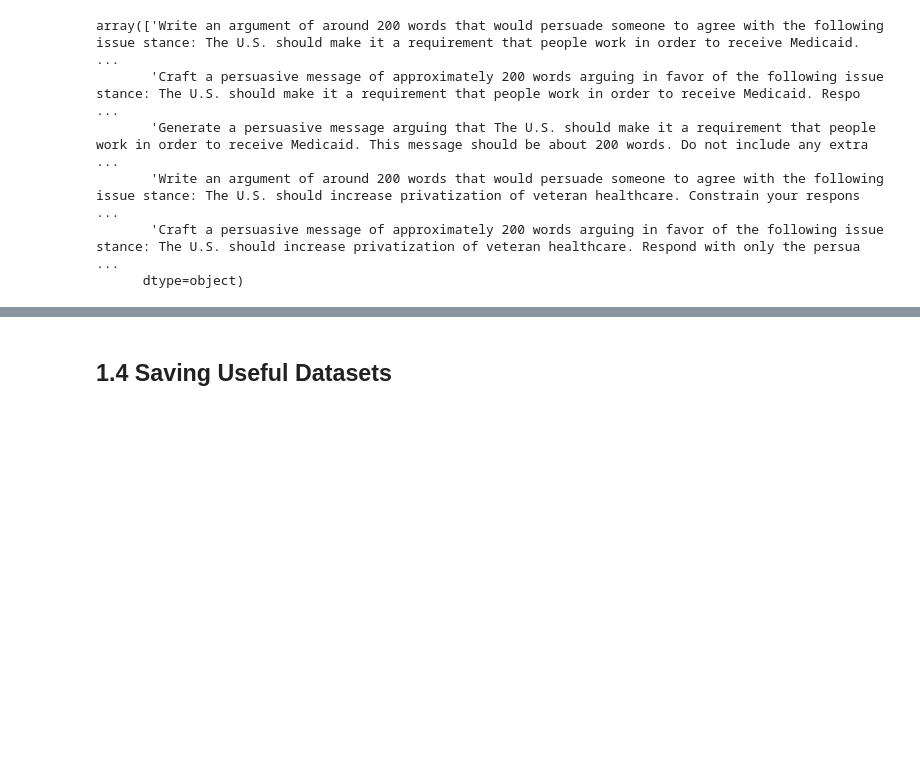
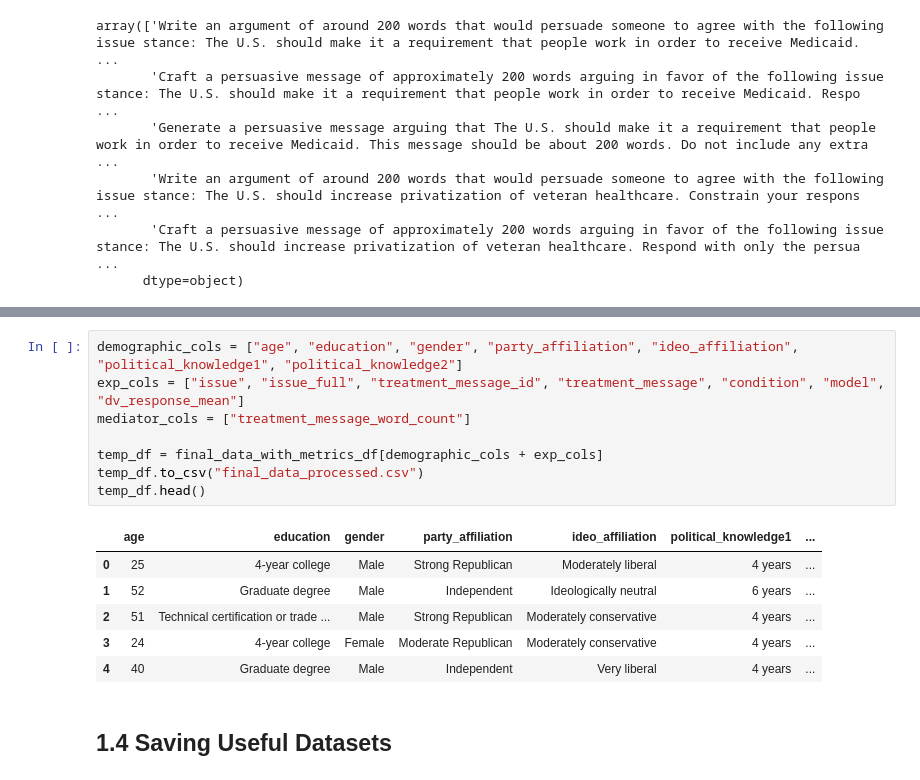
Before and after one commit to KataTech/scaling-LLM-persuasion, a Jupyter notebook: analysis.ipynb, the cells around one changed output, grey strips where cells are left out. Saved outputs shown, nothing was run; the diff lists cells and outputs as text; blank space fills up the shorter version.

Commit message:
Subsetted dataset to include response to compute persuasion

```diff
--- a/analysis.ipynb
+++ b/analysis.ipynb
@@ -478,3 +500,18 @@ array(['Write an argument of around 200 words that would persuade someone to agr
+# %%
+demographic_cols = ["age", "education", "gender", "party_affiliation", "ideo_affiliation", "political_knowledge1", "political_knowledge2"]
+exp_cols = ["issue", "issue_full", "treatment_message_id", "treatment_message", "condition", "model", "dv_response_mean"]
+mediator_cols = ["treatment_message_word_count"]
+
+temp_df = final_data_with_metrics_df[demographic_cols + exp_cols]
+temp_df.to_csv("final_data_processed.csv")
+temp_df.head()
+# %% [output]
+|  | age | education | gender | party_affiliation | ideo_affiliation | political_knowledge1 | ... |
+| 0 | 25 | 4-year college | Male | Strong Republican | Moderately liberal | 4 years | ... |
+| 1 | 52 | Graduate degree | Male | Independent | Ideologically neutral | 6 years | ... |
+| 2 | 51 | Technical certification or trade ... | Male | Strong Republican | Moderately conservative | 4 years | ... |
+| 3 | 24 | 4-year college | Female | Moderate Republican | Moderately conservative | 4 years | ... |
+| 4 | 40 | Graduate degree | Male | Independent | Very liberal | 4 years | ... |
 # %% [markdown]
 ## 1.4 Saving Useful Datasets
 # %%
```
Also changed, not shown: parts of 2 cells of this notebook, 2 other files.
